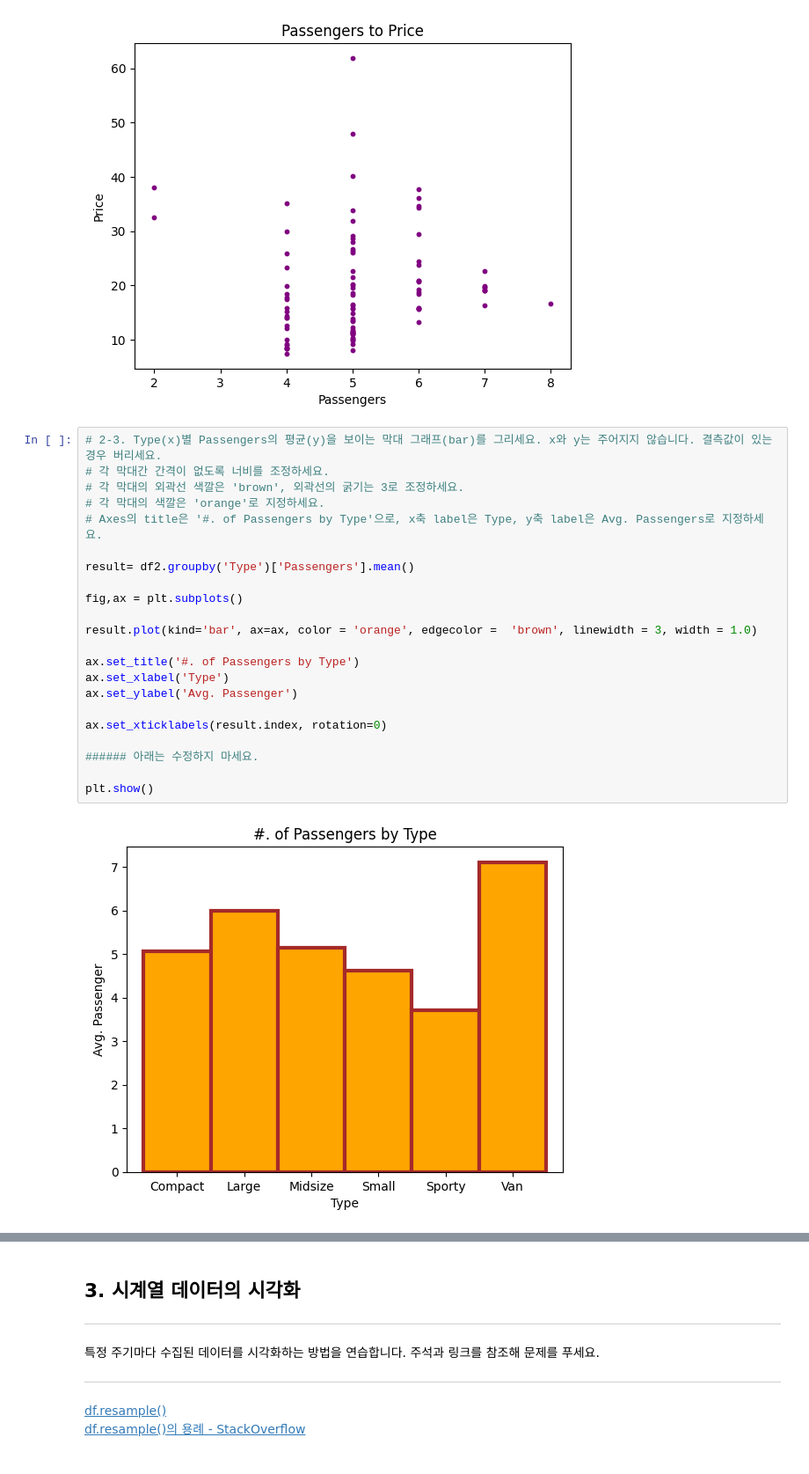
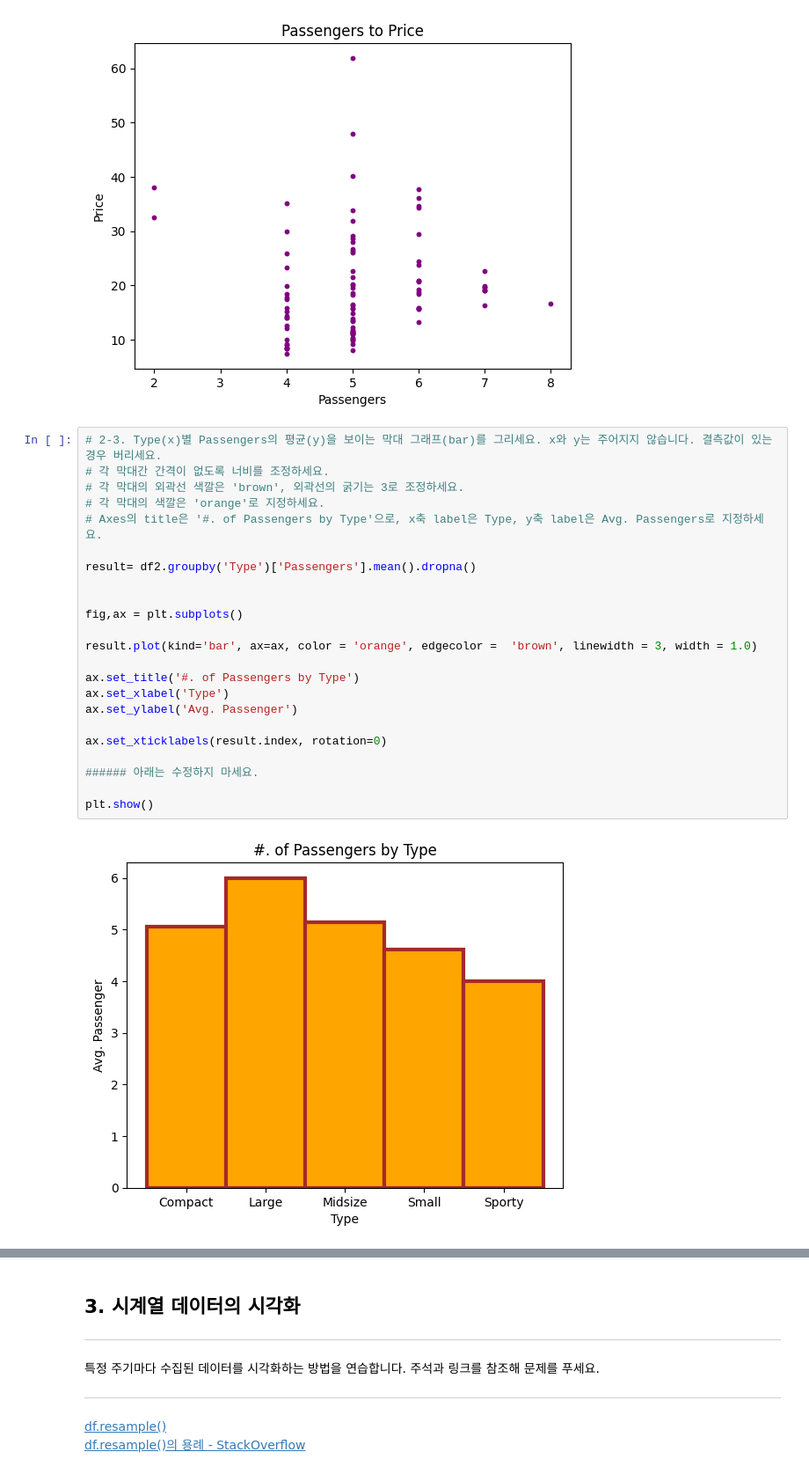
Before and after one commit to Limyoonseo/230906, a Jupyter notebook: dap_w7_pub.ipynb, the cells around one changed output, grey strips where cells are left out. Shown at 88% size. Cells and saved outputs as stored; diff of their text form.

```diff
--- a/dap_w7_pub.ipynb
+++ b/dap_w7_pub.ipynb
@@ -267,27 +281,28 @@ plt.show()
 # %%
 # 2-3. Type(x)별 Passengers의 평균(y)을 보이는 막대 그래프(bar)를 그리세요. x와 y는 주어지지 않습니다. 결측값이 있는 경우 버리세요.
 # 각 막대간 간격이 없도록 너비를 조정하세요.
 # 각 막대의 외곽선 색깔은 'brown', 외곽선의 굵기는 3로 조정하세요.
 # 각 막대의 색깔은 'orange'로 지정하세요.
 # Axes의 title은 '#. of Passengers by Type'으로, x축 label은 Type, y축 label은 Avg. Passengers로 지정하세요.
 
-result= df2.groupby('Type')['Passengers'].mean()
+result= df2.groupby('Type')['Passengers'].mean().dropna()
+
 
 fig,ax = plt.subplots()
 
 result.plot(kind='bar', ax=ax, color = 'orange', edgecolor =  'brown', linewidth = 3, width = 1.0)
 
 ax.set_title('#. of Passengers by Type')
 ax.set_xlabel('Type')
 ax.set_ylabel('Avg. Passenger')
 
 ax.set_xticklabels(result.index, rotation=0)
 
 ###### 아래는 수정하지 마세요.
 
 plt.show()
 # %% [output]
-[figure, old version]
+[figure, new version]
 # %%
 # 2-4. DriveTrain(x1)별 Price의 평균(y)을 보이는 막대 그래프를 가진 Axes(0번 Axes로 지칭합니다.)와,
 # Type(x2)별 Price의 평균(y)을 보이는 막대 그래프를 가진 Axes(1번 Axes로 지칭합니다.)를 포함하는 2x1 Figure를 그리세요. figsize = (6, 8)입니다.
```
Also changed, not shown: parts of 4 cells of this notebook.
